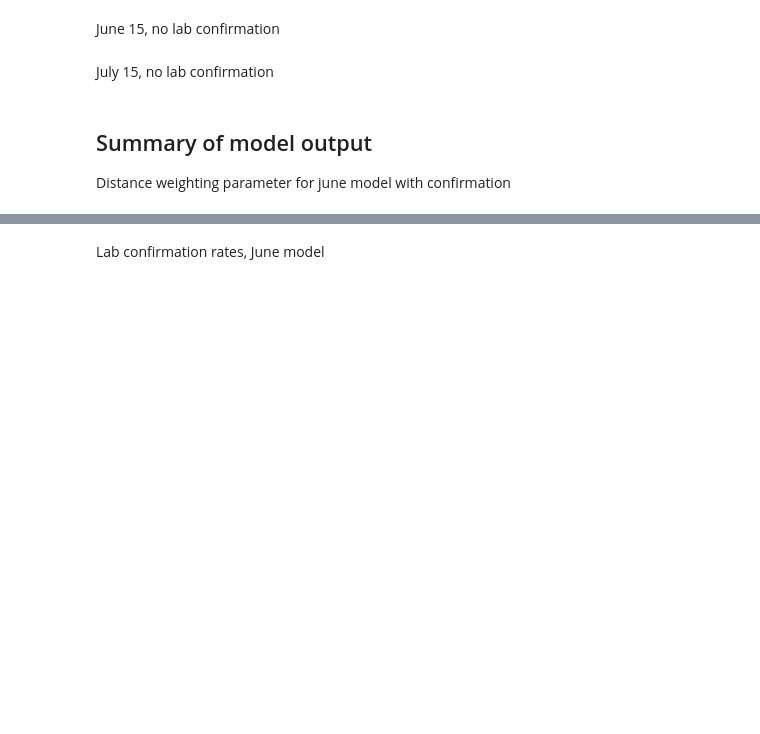
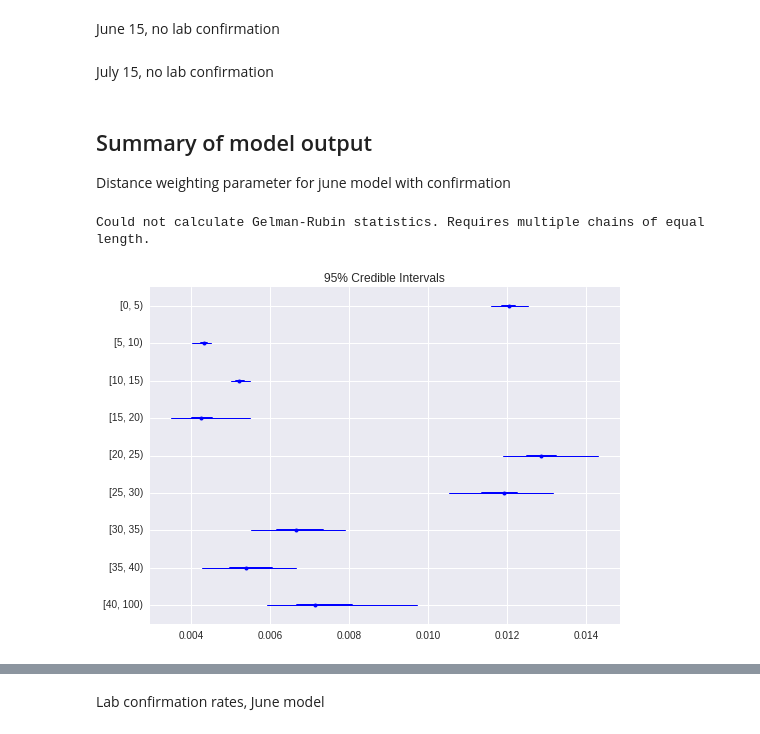
Before and after one commit to fonnesbeck/SaoPauloMeasles, a Jupyter notebook: Non-Spatial Measles Model.ipynb, the cells around one changed output, grey strips where cells are left out. Saved outputs shown, nothing was run; the diff lists cells and outputs as text; code cells hidden in the pictures; blank space fills up the shorter version.

Commit message:
Current models as of 2/8

```diff
--- a/Non-Spatial Measles Model.ipynb
+++ b/Non-Spatial Measles Model.ipynb
@@ -399,6 +395,3 @@ AGE_GROUP
 [35, 40)      396
 [40, 100)     311
 dtype: float64
-# %%
-age_groups = np.sort(measles_data['AGE_GROUP'].unique())
-age_groups
@@ -536,11 +526,12 @@ def measles_model(obs_date, confirmation=True, structured_susc=True,
     if structured_susc:
 
         # Transmission parameter
-        beta = HalfCauchy('beta', 0, 25, value=[1]*n_age_groups)
+        beta = HalfCauchy('beta', 0, 25, value=1)#, value=[1]*n_age_groups)
         decay = Beta('decay', 1, 5, value=0.9)
 
         @deterministic
         def B(b=beta, d=decay):
+            b = np.ones(n_age_groups)*b
             B = b*np.eye(n_age_groups)
             for i in range(1, n_age_groups):
                 B += np.diag(np.ones(n_age_groups-i)*b[i:]*d**i, k=-i)
@@ -613,7 +604,7 @@ def measles_model(obs_date, confirmation=True, structured_susc=True,
     @potential
     def new_cases(I=I, lam=lam):
 #         return negative_binomial_like(I[1:].sum(1), lam[:-1], I[:-1].sum(1))
-        return poisson_like(I.sum(axis=1), lam)
+        return poisson_like(I[1:], lam[:-1])
 
     '''
     Vaccination targets
@@ -670,11 +657,13 @@ n_burn = 50000
+# %%
+n_iterations = 50000
+n_burn = 40000
+structured_susc = True
 # %% [markdown]
 June 15, with lab confirmation
 # %%
 model = measles_model
 # %%
-_model_june = MAP(model('1997-06-15'))
-_model_june.fit()
-model_june = MCMC(_model_june, db=db, dbname='model_june')
+model_june = MCMC(model('1997-06-15', structured_susc=structured_susc))
 # model_june.use_step_method(AdaptiveMetropolis, model_june._age_dist)
 # model_june.use_step_method(AdaptiveMetropolis, [model_june.beta,
 #                                                 model_june.p_susceptible])
@@ -727,4 +696,7 @@ model_july_noconf.sample(n_iterations, n_burn)
 
 Distance weighting parameter for june model with confirmation
 # %%
-Matplot.summary_plot(model_june.p_susceptible)
+Matplot.summary_plot(model_june.p_susceptible, custom_labels=age_groups)
+# %% [output]
+Could not calculate Gelman-Rubin statistics. Requires multiple chains of equal length.
+[figure, added]
```
Also changed, not shown: parts of 24 cells of this notebook.
